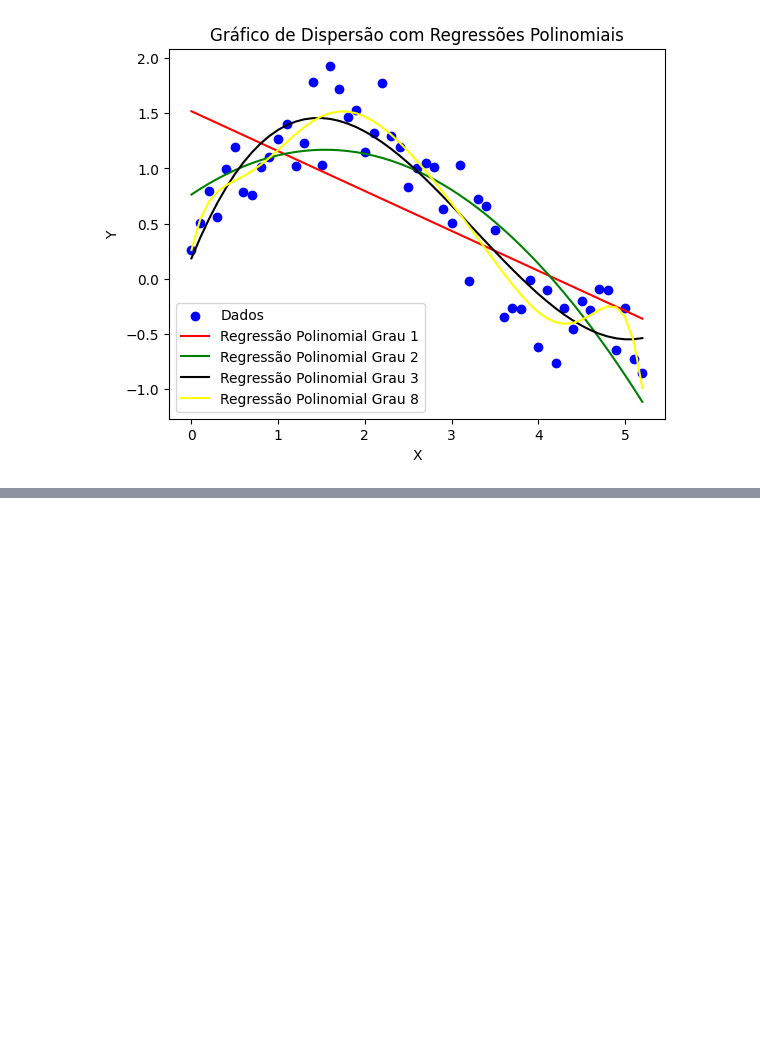
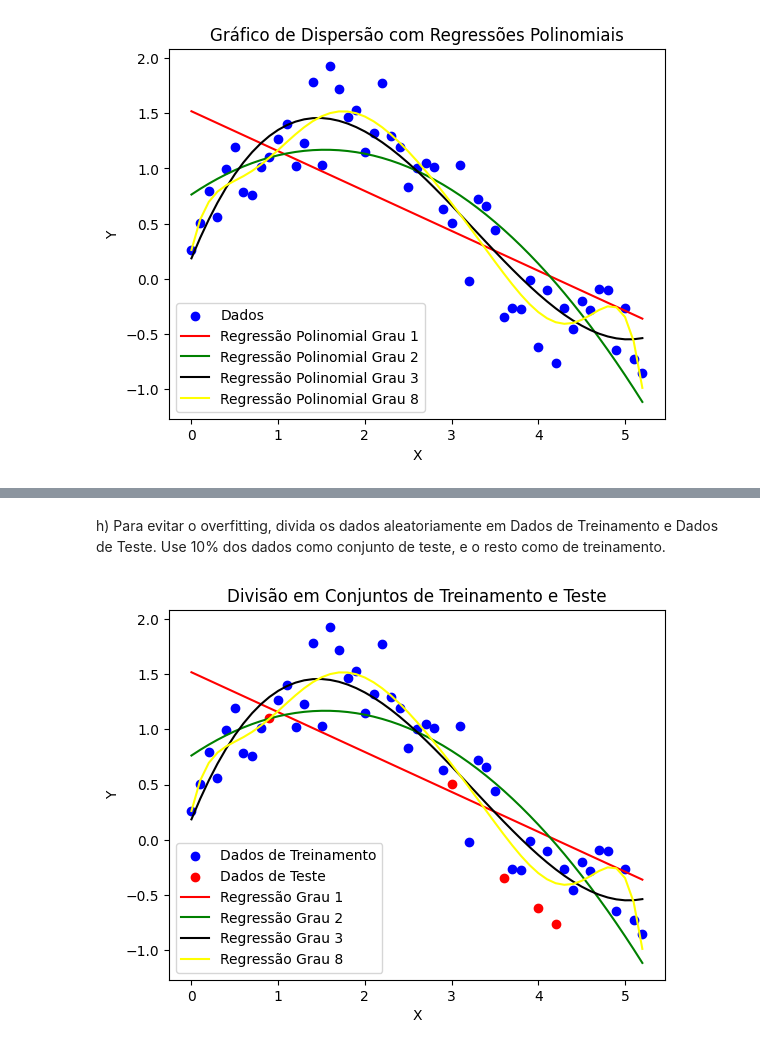
Before and after one commit to EduardoZirbell/Analise_Regressao_Linear_Polinomial-IA_Aplicada, a Jupyter notebook: Fase3/fase3.ipynb, the cells around one changed output, grey strips where cells are left out. Saved outputs shown, nothing was run; the diff lists cells and outputs as text; code cells hidden in the pictures; blank space fills up the shorter version.

```diff
--- a/Fase3/fase3.ipynb
+++ b/Fase3/fase3.ipynb
@@ -102,0 +137,35 @@ plot_grafico_dispersao(X, Y, [], regressoes)
+# %% [markdown]
+h) Para evitar o overfitting, divida os dados aleatoriamente em Dados de Treinamento e Dados de Teste. Use 10% dos dados como conjunto de teste, e o resto como de treinamento.
+# %%
+def dividir_treino_teste(X, Y, teste_perc):
+    n = len(Y)
+    n_teste = int(n * teste_perc)
+
+    indices = np.arange(n)
+    np.random.shuffle(indices)
+
+    indices_teste = indices[:n_teste]
+    indices_treino = indices[n_teste:]
+
+    X_treino = X[indices_treino]
+    Y_treino = Y[indices_treino]
+    X_teste = X[indices_teste]
+    Y_teste = Y[indices_teste]
+
+    return X_treino, Y_treino, X_teste, Y_teste
+
+X_treino, Y_treino, X_teste, Y_teste = dividir_treino_teste(X, Y, 0.1)
+
+def plot_grafico_aleatorio(X_treino, Y_treino, X_teste , Y_teste):
+    plt.scatter(X_treino, Y_treino, color='blue', label='Dados de Treinamento')
+    plt.scatter(X_teste, Y_teste, color='red', label='Dados de Teste')
+    for grau, (reg, cor) in regressoes.items():
+        plt.plot(X, reg, color=cor, label=f'Regressão Grau {grau}')
+        plt.xlabel('X')
+        plt.ylabel('Y')
+        plt.title('Divisão em Conjuntos de Treinamento e Teste')
+        plt.legend()
+
+plot_grafico_aleatorio(X_treino,Y_treino,X_teste,Y_teste)
+# %% [output]
+[figure, added]
```
Also changed, not shown: parts of 2 cells of this notebook.
